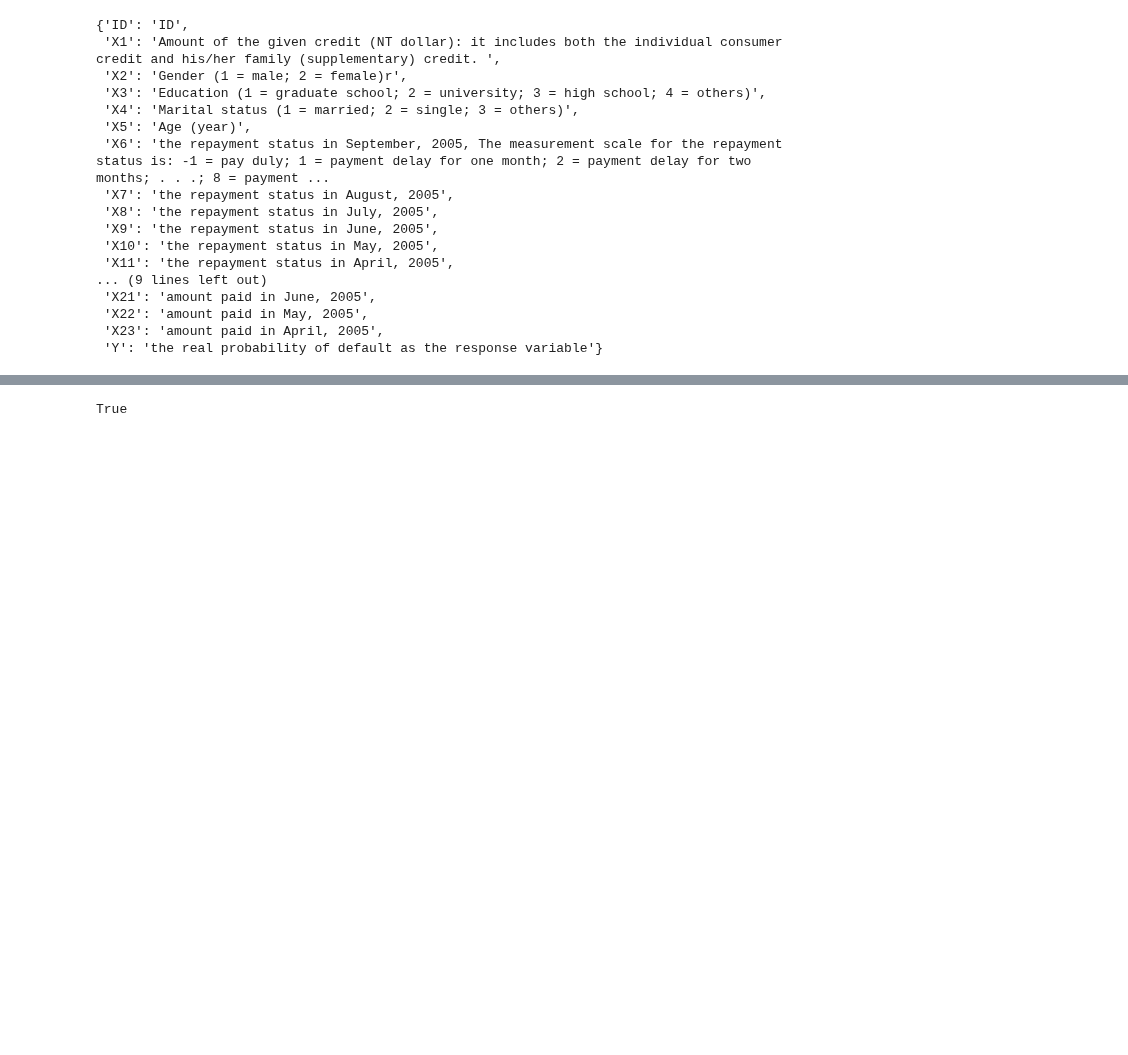
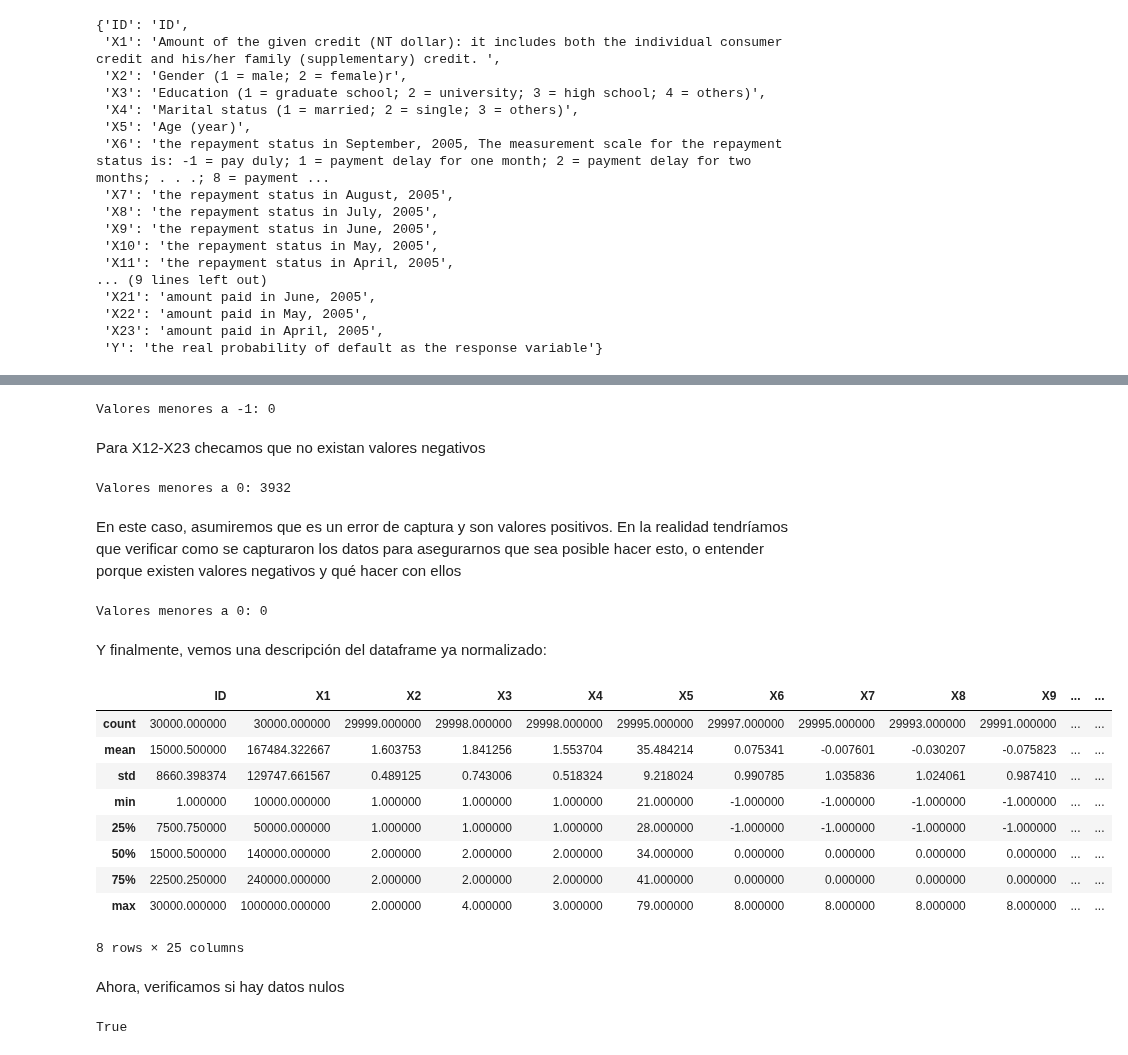
Before and after one commit to PosgradoMNA/actividades-de-aprendizaje-gerardoaaron_castanedajaramillo, a Jupyter notebook: Semana 3 - Actividad 1.ipynb, the cells around one changed output, grey strips where cells are left out. Saved outputs shown, nothing was run; the diff lists cells and outputs as text; code cells hidden in the pictures; blank space fills up the shorter version.

```diff
--- a/Semana 3 - Actividad 1.ipynb
+++ b/Semana 3 - Actividad 1.ipynb
@@ -101,0 +137,5 @@ Verificamos si falta algún dato
+# %%
+X3_mean = df_norm.X3.mean()
+print('Promedio de X3: ' + str(int(X3_mean)))
+df_norm['X3'].replace(0,int(X3_mean),inplace=True)
+print('Valores menores a 1: ' + str((df_norm['X3'].values < 1).sum()))
@@ -102 +179,37 @@ Verificamos si falta algún dato
+# %%
+df_norm.iloc[:,6:12] = df_norm.iloc[:,6:12].replace(-2,-1)
+print('Valores menores a -1: ' + str((df_norm.iloc[:,6:12].values < -1).sum()))
+# %% [output]
+Valores menores a -1: 0
+# %% [markdown]
+Para X12-X23 checamos que no existan valores negativos
+# %%
+print('Valores menores a 0: ' + str((df_norm.iloc[:,12:24].values < 0).sum()))
+# %% [output]
+Valores menores a 0: 3932
+# %% [markdown]
+En este caso, asumiremos que es un error de captura y son valores positivos. En la realidad tendríamos que verificar como se capturaron los datos para asegurarnos que sea posible hacer esto, o entender porque existen valores negativos y qué hacer con ellos
+# %%
+for col in df_norm.iloc[:,12:24].columns:
+  df_norm[col] = df_norm[col].abs()
+print('Valores menores a 0: ' + str((df_norm.iloc[:,12:24].values < 0).sum()))
+# %% [output]
+Valores menores a 0: 0
+# %% [markdown]
+Y finalmente, vemos una descripción del dataframe ya normalizado:
+# %%
+df_norm.describe()
+# %% [output]
+|  | ID | X1 | X2 | X3 | X4 | X5 | X6 | X7 | X8 | X9 | ... | ... |
+| count | 30000.000000 | 30000.000000 | 29999.000000 | 29998.000000 | 29998.000000 | 29995.000000 | 29997.000000 | 29995.000000 | 29993.000000 | 29991.000000 | ... | ... |
+| mean | 15000.500000 | 167484.322667 | 1.603753 | 1.841256 | 1.553704 | 35.484214 | 0.075341 | -0.007601 | -0.030207 | -0.075823 | ... | ... |
+| std | 8660.398374 | 129747.661567 | 0.489125 | 0.743006 | 0.518324 | 9.218024 | 0.990785 | 1.035836 | 1.024061 | 0.987410 | ... | ... |
+| min | 1.000000 | 10000.000000 | 1.000000 | 1.000000 | 1.000000 | 21.000000 | -1.000000 | -1.000000 | -1.000000 | -1.000000 | ... | ... |
+| 25% | 7500.750000 | 50000.000000 | 1.000000 | 1.000000 | 1.000000 | 28.000000 | -1.000000 | -1.000000 | -1.000000 | -1.000000 | ... | ... |
+| 50% | 15000.500000 | 140000.000000 | 2.000000 | 2.000000 | 2.000000 | 34.000000 | 0.000000 | 0.000000 | 0.000000 | 0.000000 | ... | ... |
+| 75% | 22500.250000 | 240000.000000 | 2.000000 | 2.000000 | 2.000000 | 41.000000 | 0.000000 | 0.000000 | 0.000000 | 0.000000 | ... | ... |
+| max | 30000.000000 | 1000000.000000 | 2.000000 | 4.000000 | 3.000000 | 79.000000 | 8.000000 | 8.000000 | 8.000000 | 8.000000 | ... | ... |
+8 rows × 25 columns
+# %% [markdown]
+Ahora, verificamos si hay datos nulos
 # %%
```
Also changed, not shown: parts of 39 cells of this notebook.
